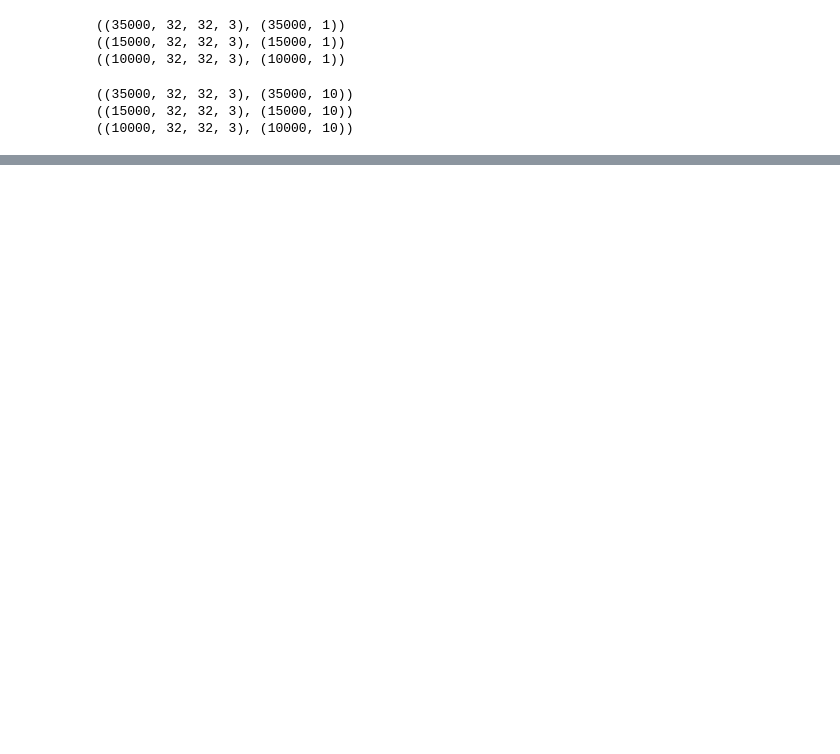
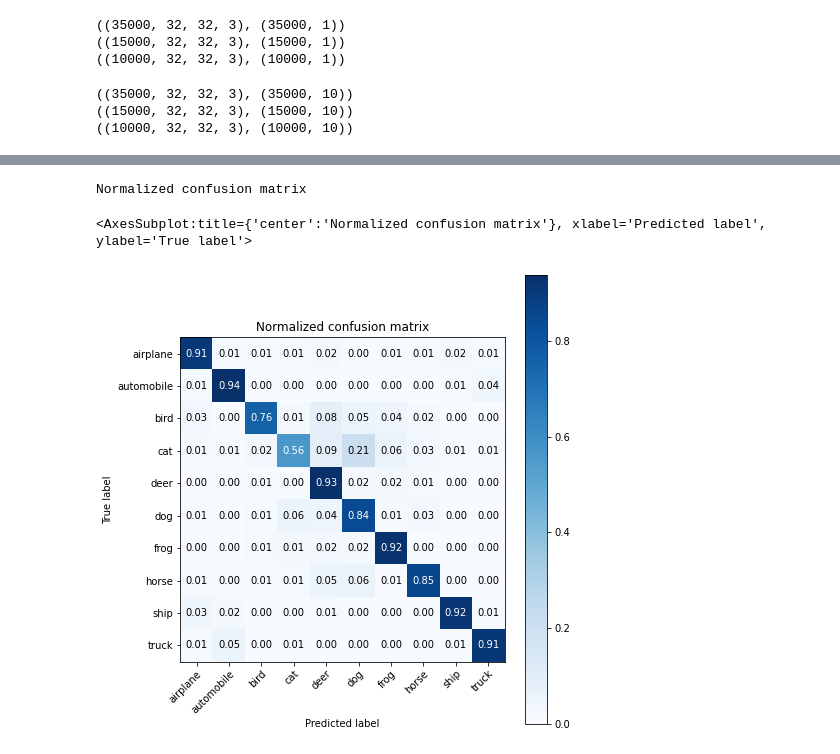
Before and after one commit to donghyeon5459/CIFAR10_project, a Jupyter notebook: CIFAR10.ipynb, the cells around one changed output, grey strips where cells are left out. Cells and saved outputs as stored; diff of their text form; code cells hidden in the pictures; blank space fills up the shorter version.

```diff
--- a/CIFAR10.ipynb
+++ b/CIFAR10.ipynb
@@ -466,6 +308,10 @@ plot_confusion_matrix(y_true, y_pred_resnet, classes=class_names,
 # %%
-plot_confusion_matrix(y_true, y_pred_resnet, classes=class_names, normalize=True,
+plot_confusion_matrix(y_true, y_pred, classes=class_names, normalize=True,
                       title='Normalized confusion matrix')
+# %% [output]
+Normalized confusion matrix
+<AxesSubplot:title={'center':'Normalized confusion matrix'}, xlabel='Predicted label', ylabel='True label'>
+[figure, added]
 # %%
 scores = mymodel.evaluate(x_test,y_test,verbose=1)
 print('Test loss:', scores[0])
```
Also changed, not shown: parts of 35 cells of this notebook.
